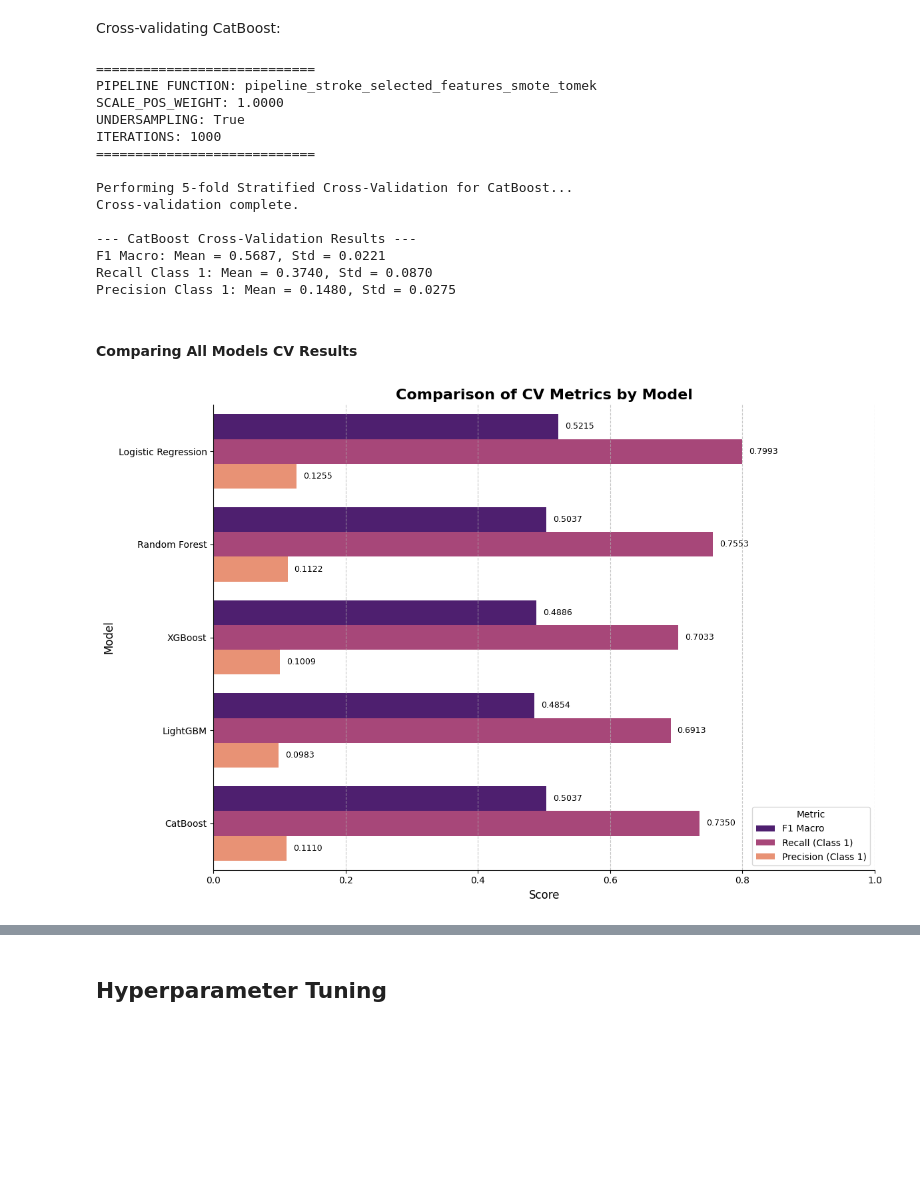
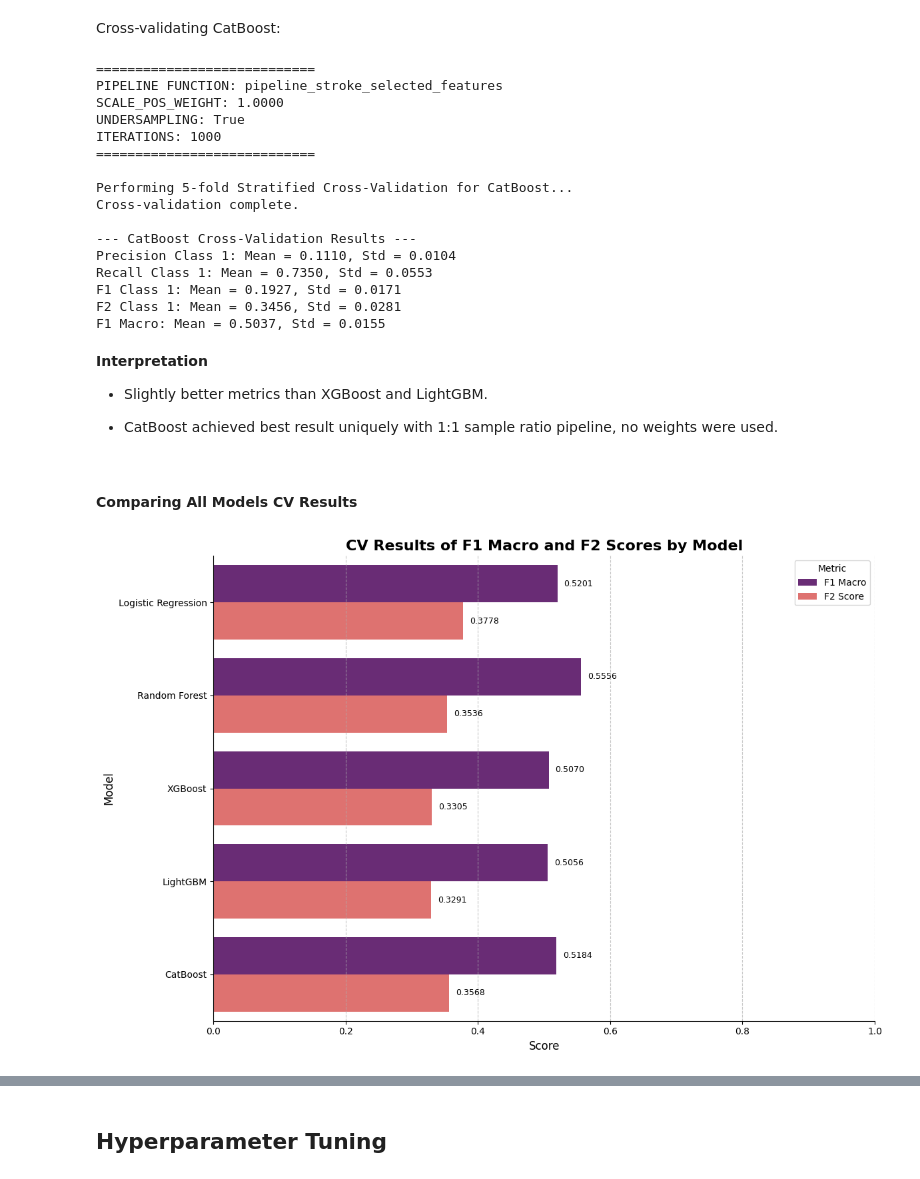
Before and after one commit to Duccard/stroke_risk_prediction, a Jupyter notebook: StrokeRiskPredictionModel.ipynb, the cells around one changed output, grey strips where cells are left out. Saved outputs shown, nothing was run; the diff lists cells and outputs as text; code cells hidden in the pictures; blank space fills up the shorter version.

```diff
--- a/StrokeRiskPredictionModel.ipynb
+++ b/StrokeRiskPredictionModel.ipynb
@@ -2600,7 +1760,7 @@ def cross_validate_catboost(
 Cross-validating CatBoost:
 # %%
 cross_validate_catboost(
-    pipeline_function=pipeline_stroke_selected_features_smote_tomek,
+    pipeline_function=pipeline_stroke_selected_features,
     X=X,
     y=y,
     iterations=1000,
@@ -2611,7 +1771,7 @@ cross_validate_catboost(
 )
 # %% [output]
 ============================
-PIPELINE FUNCTION: pipeline_stroke_selected_features_smote_tomek
+PIPELINE FUNCTION: pipeline_stroke_selected_features
 SCALE_POS_WEIGHT: 1.0000
 UNDERSAMPLING: True
 ITERATIONS: 1000
@@ -2621,9 +1781,17 @@ Performing 5-fold Stratified Cross-Validation for CatBoost...
 Cross-validation complete.
 
 --- CatBoost Cross-Validation Results ---
-F1 Macro: Mean = 0.5687, Std = 0.0221
-Recall Class 1: Mean = 0.3740, Std = 0.0870
-Precision Class 1: Mean = 0.1480, Std = 0.0275
+Precision Class 1: Mean = 0.1110, Std = 0.0104
+Recall Class 1: Mean = 0.7350, Std = 0.0553
+F1 Class 1: Mean = 0.1927, Std = 0.0171
+F2 Class 1: Mean = 0.3456, Std = 0.0281
+F1 Macro: Mean = 0.5037, Std = 0.0155
+# %% [markdown]
+**Interpretation**
+
+- Slightly better metrics than XGBoost and LightGBM.
+
+- CatBoost achieved best result uniquely with 1:1 sample ratio pipeline, no weights were used.
 # %% [markdown]
 #### Comparing All Models CV Results
 # %%
@@ -2678,39 +1862,32 @@ def plot_model_cv_metrics_comparison(
     plt.tight_layout()
     plt.show()
 # %%
-plot_model_cv_metrics_comparison(
+plot_model_cv_f1_comparison(
     models=[
         "Logistic Regression",
         "Random Forest",
         "XGBoost",
         "LightGBM",
         "CatBoost",
     ],
     f1_macro_scores=[
-        0.5215,
-        0.5037,
-        0.4886,
-        0.4854,
-        0.5037,
+        0.5201,
+        0.5556,
+        0.5070,
+        0.5056,
+        0.5184,
     ],
-    recalls=[
-        0.7993,
-        0.7553,
-        0.7033,
-        0.6913,
-        0.7350,
-    ],
-    precisions=[
-        0.1255,
-        0.1122,
-        0.1009,
-        0.0983,
-        0.1110,
+    f2_scores=[
+        0.3778,
+        0.3536,
+        0.3305,
+        0.3291,
+        0.3568,
     ],
     xlim=(0.0, 1.0),
 )
 # %% [output]
-[figure, old version]
+[figure, new version]
 # %% [markdown]
 **Interpretation:**
 
```
Also changed, not shown: parts of 47 cells of this notebook, 3 other files.
